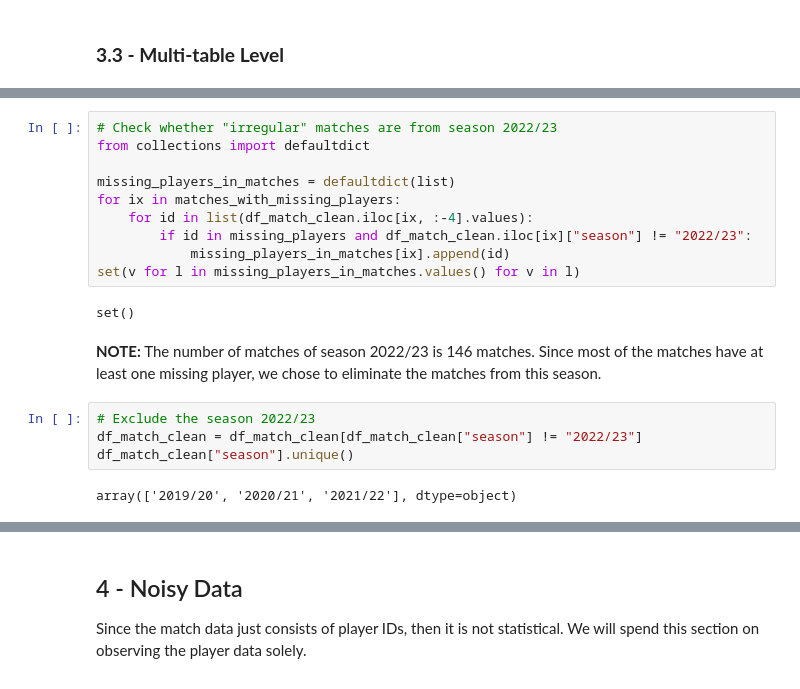
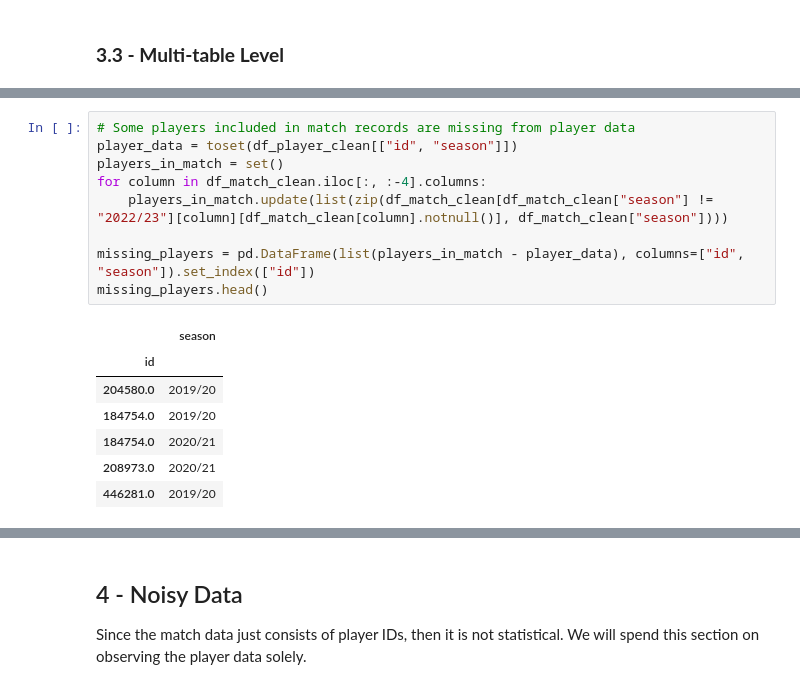
Before and after one commit to minhngt62/ds-epl-matches, a Jupyter notebook: notebooks/01_data_cleaning.ipynb, the cells around one changed output, grey strips where cells are left out. Drawn from its saved outputs; the diff is of its cells as text.

```diff
--- a/notebooks/01_data_cleaning.ipynb
+++ b/notebooks/01_data_cleaning.ipynb
@@ -379,20 +364,17 @@ len(matches_with_missing_players)
-# %%
-# Check whether "irregular" matches are from season 2022/23
-from collections import defaultdict
-
-missing_players_in_matches = defaultdict(list)
-for ix in matches_with_missing_players:
-    for id in list(df_match_clean.iloc[ix, :-4].values):
-        if id in missing_players and df_match_clean.iloc[ix]["season"] != "2022/23":
-            missing_players_in_matches[ix].append(id)
-set(v for l in missing_players_in_matches.values() for v in l)
-# %% [output]
-set()
-# %% [markdown]
-**NOTE:** The number of matches of season 2022/23 is 146 matches. Since most of the matches have at least one missing player, we chose to eliminate the matches from this season.
-# %%
-# Exclude the season 2022/23
-df_match_clean = df_match_clean[df_match_clean["season"] != "2022/23"]
-df_match_clean["season"].unique()
-# %% [output]
-array(['2019/20', '2020/21', '2021/22'], dtype=object)
+# %%
+# Some players included in match records are missing from player data
+player_data = toset(df_player_clean[["id", "season"]])
+players_in_match = set()
+for column in df_match_clean.iloc[:, :-4].columns:
+    players_in_match.update(list(zip(df_match_clean[df_match_clean["season"] != "2022/23"][column][df_match_clean[column].notnull()], df_match_clean["season"])))
+
+missing_players = pd.DataFrame(list(players_in_match - player_data), columns=["id", "season"]).set_index(["id"])
+missing_players.head()
+# %% [output]
+|  | season |
+| id |  |
+| 204580.0 | 2019/20 |
+| 184754.0 | 2019/20 |
+| 184754.0 | 2020/21 |
+| 208973.0 | 2020/21 |
+| 446281.0 | 2019/20 |
```
Also changed, not shown: parts of 28 cells of this notebook, 17 other files.
